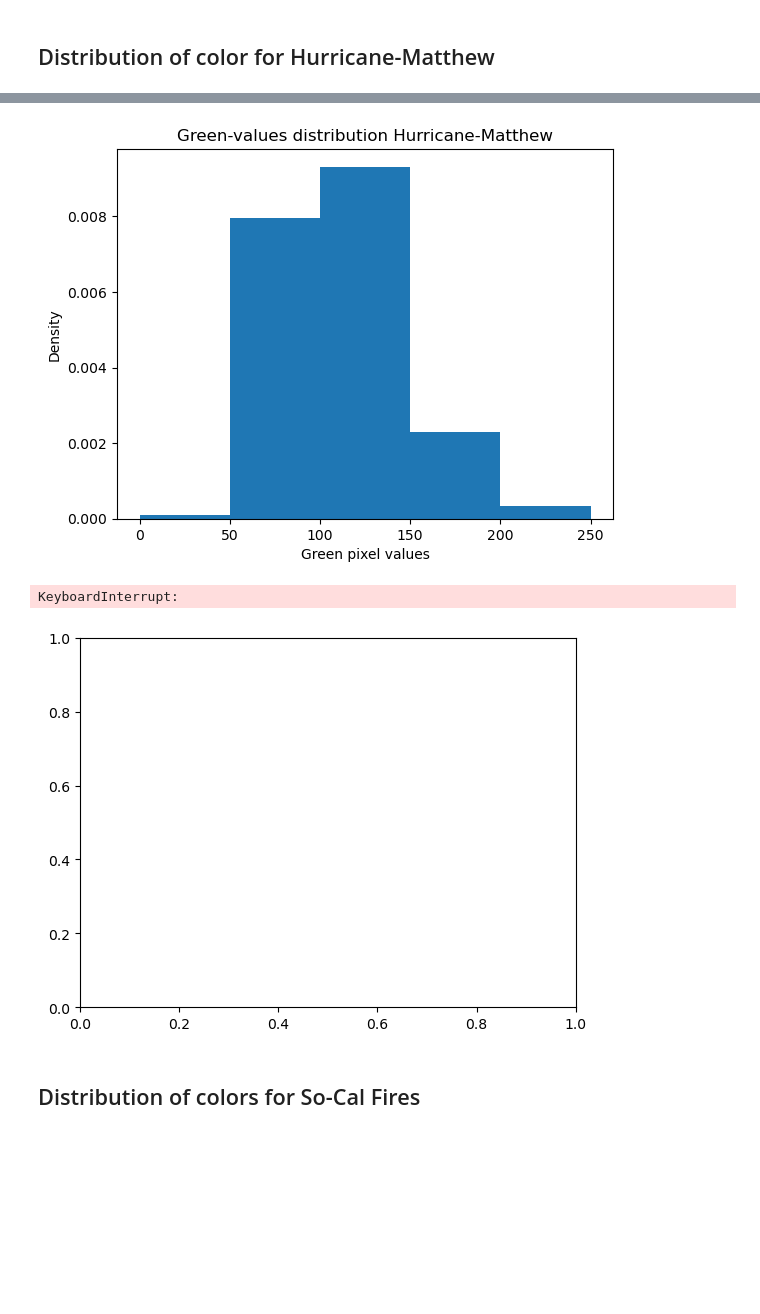
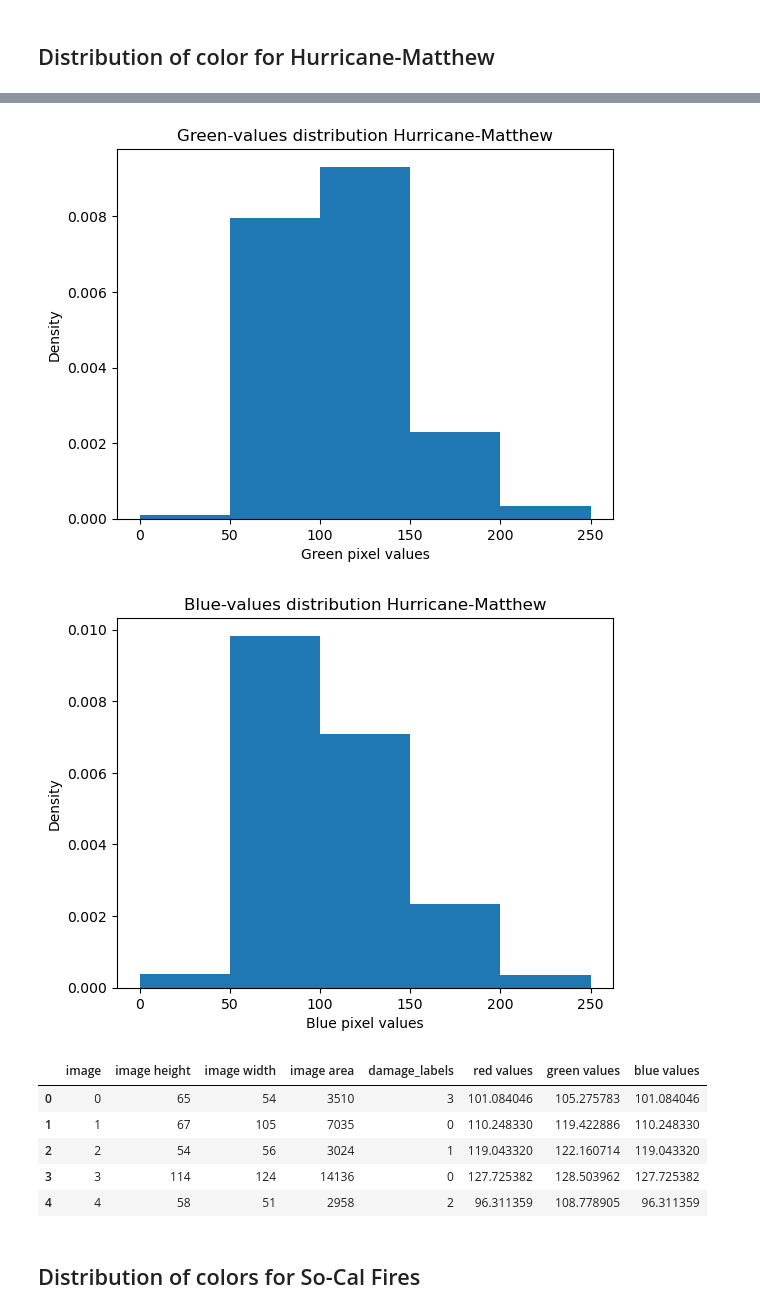
Before and after one commit to JXDolan/data200-Grad-project, a Jupyter notebook: cv_eda_starter.ipynb, the cells around one changed output, grey strips where cells are left out. Saved outputs shown, nothing was run; the diff lists cells and outputs as text; code cells hidden in the pictures; blank space fills up the shorter version.

Commit message:
added dataframes, distribution of color based on damage level

```diff
--- a/cv_eda_starter.ipynb
+++ b/cv_eda_starter.ipynb
@@ -553,51 +622,70 @@ matthew_reds = []
 matthew_greens = []
 matthew_blues = []
 
-
+matthew_red_avg_per_image = []
+matthew_green_avg_per_image = []
+matthew_blue_avg_per_image = []
         #i   , j   , n ,
 #images[image][row][pixel][RBG]
 for i in range(11151): # index into each image
     image = data["hurricane-matthew"]["images"][i]
+    reds = []
+    greens = []
+    blues = []
     for j in range(image.shape[0]): # index into each row, j is row
         for n in range(image.shape[1]): # each pixel, n is column
             matthew_reds.append(data["hurricane-matthew"]["images"][i][j][n][0])
+            reds.append(data["hurricane-matthew"]["images"][i][j][n][0])
             matthew_greens.append(data["hurricane-matthew"]["images"][i][j][n][1])
+            greens.append(data["hurricane-matthew"]["images"][i][j][n][1])
             matthew_blues.append(data["hurricane-matthew"]["images"][i][j][n][2])
+            blues.append(data["hurricane-matthew"]["images"][i][j][n][2])
 
-hurricane_df["red values"] = matthew_reds
-hurricane_df["green values"] = matthew_greens
-hurricane_df["blue values"] = matthew_blues
+    matthew_red_avg_per_image.append(np.mean(reds))
+    matthew_green_avg_per_image.append(np.mean(greens))
+    matthew_blue_avg_per_image.append(np.mean(blues))
+
+
+
+hurricane_df["red values"] = matthew_blue_avg_per_image
+hurricane_df["green values"] = matthew_green_avg_per_image
+hurricane_df["blue values"] = matthew_blue_avg_per_image
 
 color_bins = np.arange(0, 255, 50)
 
 plt.figure()
 plt.hist(matthew_reds, bins = color_bins, density = True)
 plt.xlabel("Red pixel values")
 plt.ylabel("Density")
 plt.title("Red-values distribution Hurricane-Matthew")
 plt.show()
 
 
 plt.figure()
 plt.hist(matthew_greens, bins = color_bins, density = True)
 plt.xlabel("Green pixel values")
 plt.ylabel("Density")
 plt.title("Green-values distribution Hurricane-Matthew")
 plt.show()
 
 plt.figure()
 plt.hist(matthew_blues, bins = color_bins, density = True)
 plt.xlabel("Blue pixel values")
 plt.ylabel("Density")
 plt.title("Blue-values distribution Hurricane-Matthew")
 plt.show()
 
 hurricane_df.head()
 # %% [output]
 [figure]
 [figure]
-KeyboardInterrupt:
-[figure, old version]
+[figure, new version]
+|  | image | image height | image width | image area | damage_labels | red values | green values | blue values |
+| 0 | 0 | 65 | 54 | 3510 | 3 | 101.084046 | 105.275783 | 101.084046 |
+| 1 | 1 | 67 | 105 | 7035 | 0 | 110.248330 | 119.422886 | 110.248330 |
+| 2 | 2 | 54 | 56 | 3024 | 1 | 119.043320 | 122.160714 | 119.043320 |
+| 3 | 3 | 114 | 124 | 14136 | 0 | 127.725382 | 128.503962 | 127.725382 |
+| 4 | 4 | 58 | 51 | 2958 | 2 | 96.311359 | 108.778905 | 96.311359 |
 # %% [markdown]
 ## Distribution of colors for So-Cal Fires
 # %%
```
Also changed, not shown: parts of 7 cells of this notebook.
